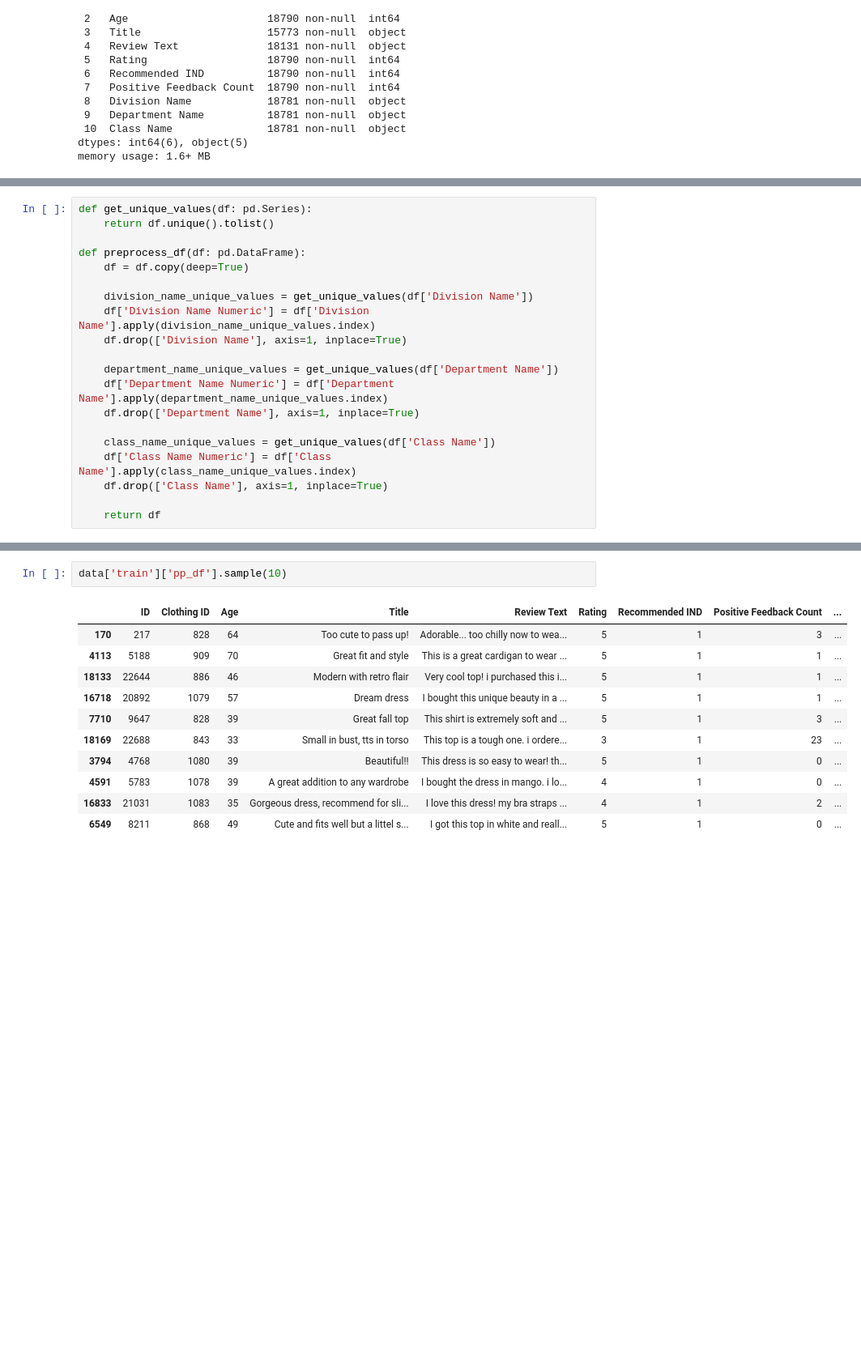
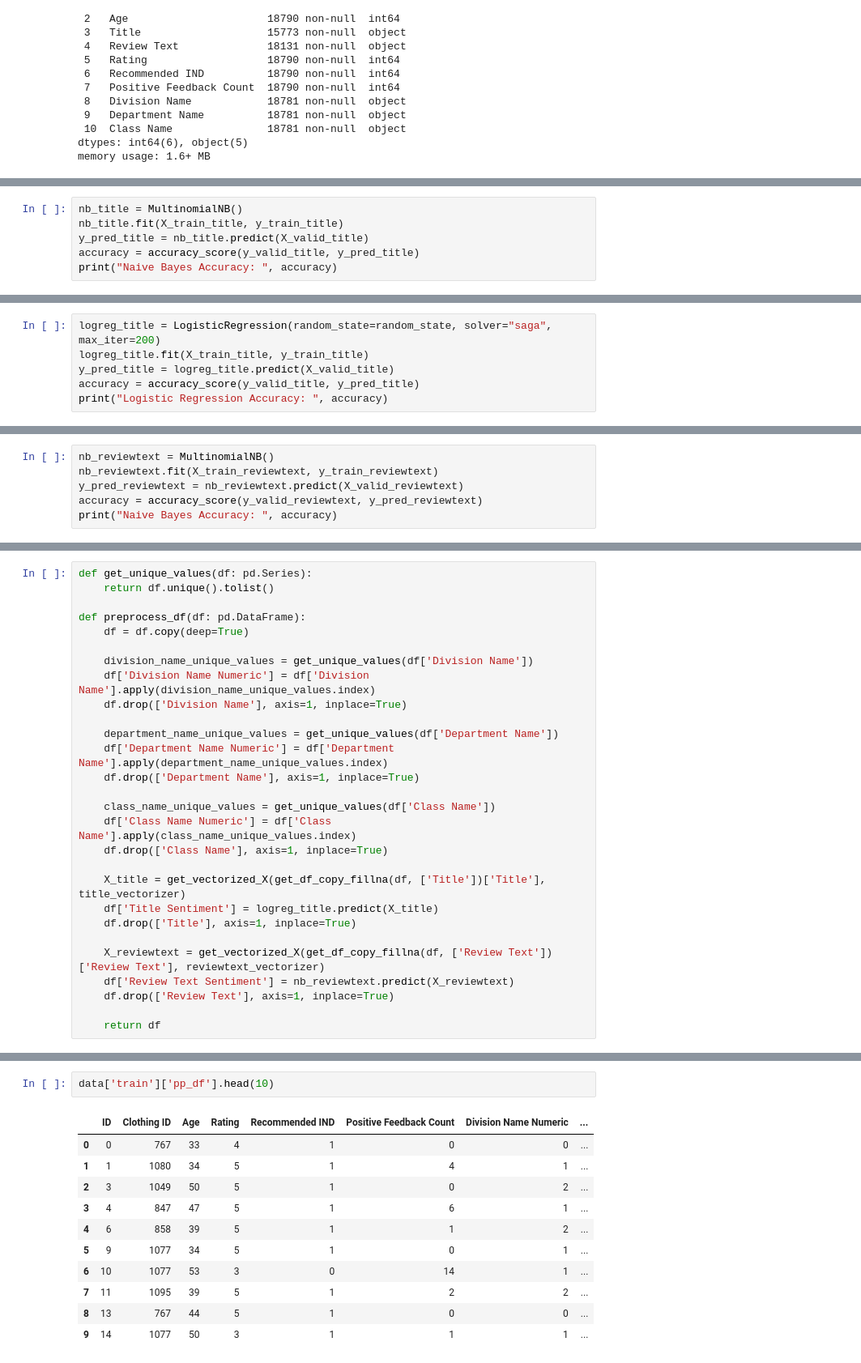
Before and after one commit to repetitioestmaterstudiorum/trees-vs-nns, a Jupyter notebook: trees-vs-nns.ipynb, the cells around one changed output, grey strips where cells are left out. Shown at 81% size. Drawn from its saved outputs; the diff is of its cells as text; blank space fills up the shorter version.

Commit message:
data frame preprocessing

```diff
--- a/trees-vs-nns.ipynb
+++ b/trees-vs-nns.ipynb
@@ -53,0 +173,6 @@ data['train']['df']['Rating'].hist()
+# %%
+nb_title = MultinomialNB()
+nb_title.fit(X_train_title, y_train_title)
+y_pred_title = nb_title.predict(X_valid_title)
+accuracy = accuracy_score(y_valid_title, y_pred_title)
+print("Naive Bayes Accuracy: ", accuracy)
@@ -53,0 +181,6 @@ data['train']['df']['Rating'].hist()
+# %%
+logreg_title = LogisticRegression(random_state=random_state, solver="saga", max_iter=200)
+logreg_title.fit(X_train_title, y_train_title)
+y_pred_title = logreg_title.predict(X_valid_title)
+accuracy = accuracy_score(y_valid_title, y_pred_title)
+print("Logistic Regression Accuracy: ", accuracy)
@@ -53,0 +191,6 @@ data['train']['df']['Rating'].hist()
+# %%
+nb_reviewtext = MultinomialNB()
+nb_reviewtext.fit(X_train_reviewtext, y_train_reviewtext)
+y_pred_reviewtext = nb_reviewtext.predict(X_valid_reviewtext)
+accuracy = accuracy_score(y_valid_reviewtext, y_pred_reviewtext)
+print("Naive Bayes Accuracy: ", accuracy)
@@ -90,6 +217,14 @@ def preprocess_df(df: pd.DataFrame):
     df['Class Name Numeric'] = df['Class Name'].apply(class_name_unique_values.index)
     df.drop(['Class Name'], axis=1, inplace=True)
 
+    X_title = get_vectorized_X(get_df_copy_fillna(df, ['Title'])['Title'], title_vectorizer)
+    df['Title Sentiment'] = logreg_title.predict(X_title)
+    df.drop(['Title'], axis=1, inplace=True)
+
+    X_reviewtext = get_vectorized_X(get_df_copy_fillna(df, ['Review Text'])['Review Text'], reviewtext_vectorizer)
+    df['Review Text Sentiment'] = nb_reviewtext.predict(X_reviewtext)
+    df.drop(['Review Text'], axis=1, inplace=True)
+
     return df
 # %%
 for dataset_name in data.keys():
@@ -104,14 +239,14 @@ for dataset_name in data.keys():
 # %%
-data['train']['pp_df'].sample(10)
+data['train']['pp_df'].head(10)
 # %% [output]
-|  | ID | Clothing ID | Age | Title | Review Text | Rating | Recommended IND | Positive Feedback Count | ... |
-| 170 | 217 | 828 | 64 | Too cute to pass up! | Adorable... too chilly now to wea... | 5 | 1 | 3 | ... |
-| 4113 | 5188 | 909 | 70 | Great fit and style | This is a great cardigan to wear ... | 5 | 1 | 1 | ... |
-| 18133 | 22644 | 886 | 46 | Modern with retro flair | Very cool top! i purchased this i... | 5 | 1 | 1 | ... |
-| 16718 | 20892 | 1079 | 57 | Dream dress | I bought this unique beauty in a ... | 5 | 1 | 1 | ... |
-| 7710 | 9647 | 828 | 39 | Great fall top | This shirt is extremely soft and ... | 5 | 1 | 3 | ... |
-| 18169 | 22688 | 843 | 33 | Small in bust, tts in torso | This top is a tough one. i ordere... | 3 | 1 | 23 | ... |
-| 3794 | 4768 | 1080 | 39 | Beautiful!! | This dress is so easy to wear! th... | 5 | 1 | 0 | ... |
-| 4591 | 5783 | 1078 | 39 | A great addition to any wardrobe | I bought the dress in mango. i lo... | 4 | 1 | 0 | ... |
-| 16833 | 21031 | 1083 | 35 | Gorgeous dress, recommend for sli... | I love this dress! my bra straps ... | 4 | 1 | 2 | ... |
-| 6549 | 8211 | 868 | 49 | Cute and fits well but a littel s... | I got this top in white and reall... | 5 | 1 | 0 | ... |
+|  | ID | Clothing ID | Age | Rating | Recommended IND | Positive Feedback Count | Division Name Numeric | ... |
+| 0 | 0 | 767 | 33 | 4 | 1 | 0 | 0 | ... |
+| 1 | 1 | 1080 | 34 | 5 | 1 | 4 | 1 | ... |
+| 2 | 3 | 1049 | 50 | 5 | 1 | 0 | 2 | ... |
+| 3 | 4 | 847 | 47 | 5 | 1 | 6 | 1 | ... |
+| 4 | 6 | 858 | 39 | 5 | 1 | 1 | 2 | ... |
+| 5 | 9 | 1077 | 34 | 5 | 1 | 0 | 1 | ... |
+| 6 | 10 | 1077 | 53 | 3 | 0 | 14 | 1 | ... |
+| 7 | 11 | 1095 | 39 | 5 | 1 | 2 | 2 | ... |
+| 8 | 13 | 767 | 44 | 5 | 1 | 0 | 0 | ... |
+| 9 | 14 | 1077 | 50 | 3 | 1 | 1 | 1 | ... |
```
Also changed, not shown: parts of 26 cells of this notebook, 1 other file.
